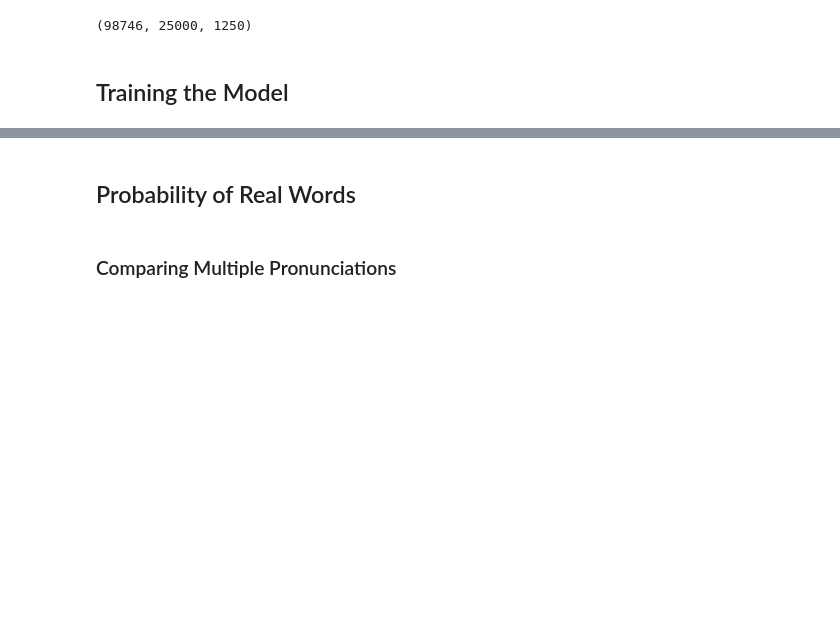
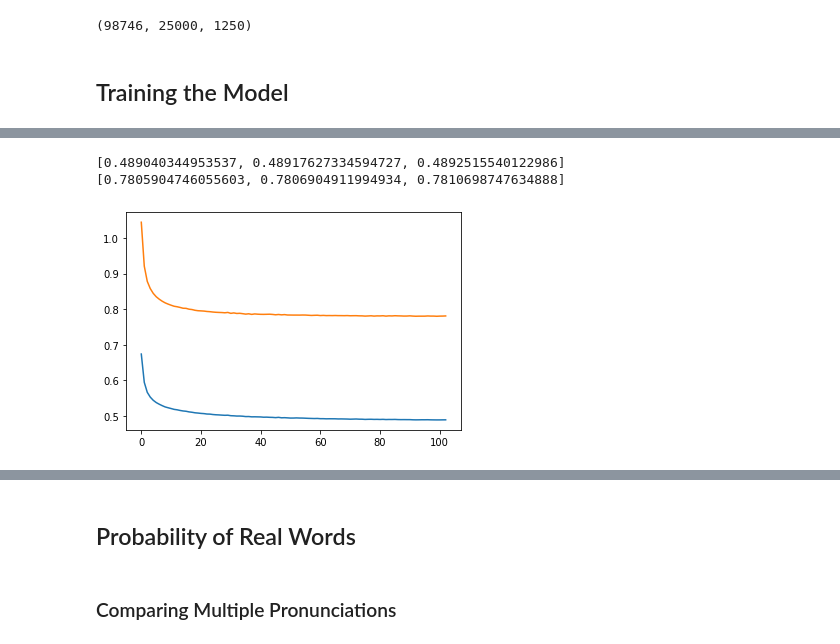
Before and after one commit to colinpollock/sonorant, a Jupyter notebook: LM RNN.ipynb, the cells around one changed output, grey strips where cells are left out. Drawn from its saved outputs; the diff is of its cells as text; code cells hidden in the pictures; blank space fills up the shorter version.

```diff
--- a/LM RNN.ipynb
+++ b/LM RNN.ipynb
@@ -105,0 +181,12 @@ Wall time: 2min 24s
+# %%
+%%time
+
+lm4 = PhonemeLM(
+    phoneme_to_idx, device='cuda', rnn_type='gru',
+    embedding_dimension=20, hidden_dimension=100, num_layers=1,
+    max_epochs=2000, early_stopping_rounds=3,
+    lr=5e-3, batch_size=1024, l2_strength=1e-5
+)
+
+
+train_losses_4, dev_losses_4 = lm4.fit(train_df.pronunciation, dev_df.pronunciation)
@@ -105,0 +212,10 @@ Wall time: 2min 24s
+# %%
+plt.plot(train_losses_4)
+plt.plot(dev_losses_4)
+
+print(train_losses_4[-3:])
+print(dev_losses_4[-3:])
+# %% [output]
+[0.489040344953537, 0.48917627334594727, 0.4892515540122986]
+[0.7805904746055603, 0.7806904911994934, 0.7810698747634888]
+[figure, added]
```
Also changed, not shown: parts of 25 cells of this notebook.
